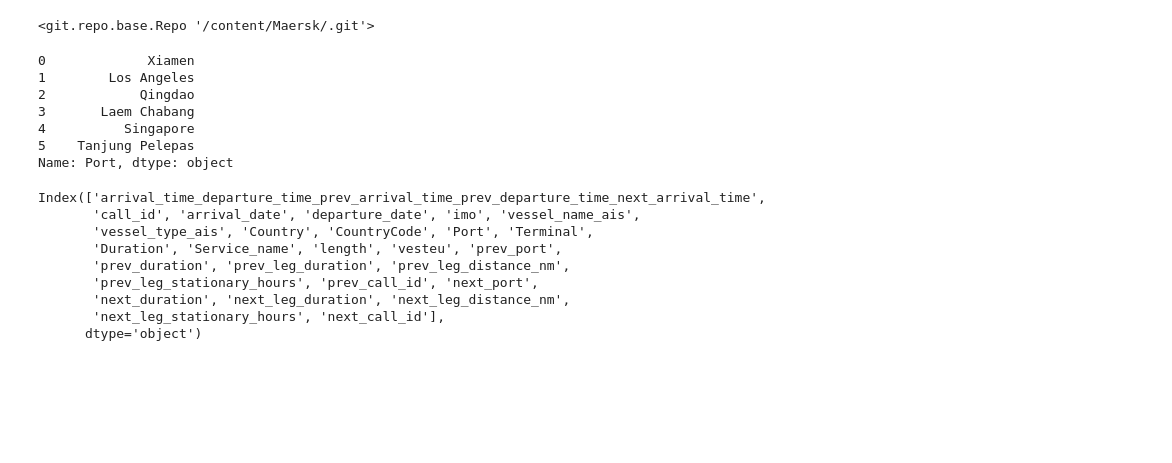
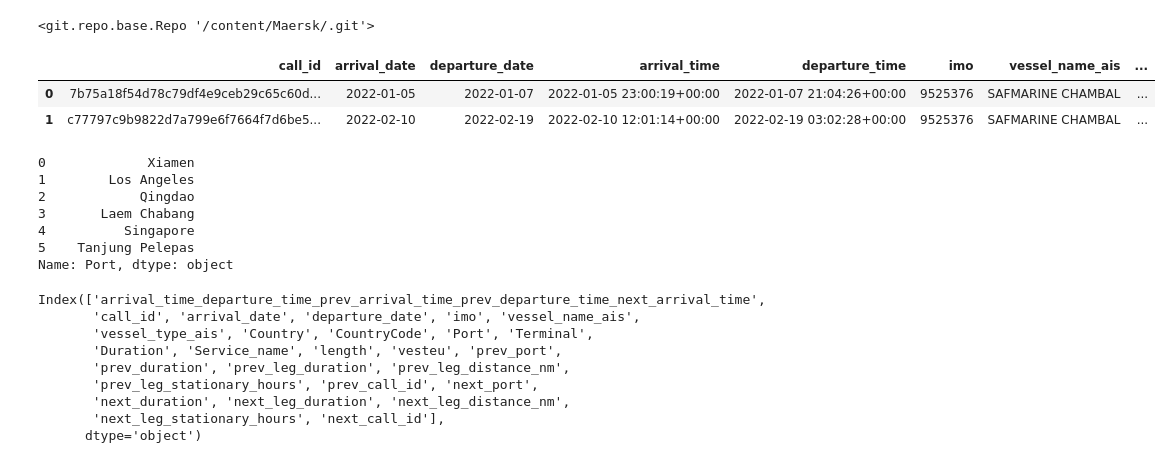
Before and after one commit to hargurjeet/Maersk, a Jupyter notebook: Solution_Notebook.ipynb, the cells around one changed output. Cells and saved outputs as stored; diff of their text form; code cells hidden in the pictures; blank space fills up the shorter version.

```diff
--- a/Solution_Notebook.ipynb
+++ b/Solution_Notebook.ipynb
@@ -18,12 +18,20 @@ Repo.clone_from(repo_url, repo_dir)
 # %%
 ## Acessing the vessel data
 file_path  = "/content/Maersk/Vessel_journey_data.csv"
 date_cols = ['arrival_date', 'departure_date',
              'arrival_time', 'departure_time', 'prev_arrival_time', 'prev_departure_time', 'next_arrival_time']
+dtypes = {
+    'imo' : 'object',
+}
 
-vessel_data = pd.read_csv(file_path, parse_dates=date_cols)
+vessel_data = pd.read_csv(file_path, parse_dates=date_cols,dtype = dtypes)
 
+pd.set_option('display.max_columns', None)
 vessel_data.head(2)
+# %% [output]
+|  | call_id | arrival_date | departure_date | arrival_time | departure_time | imo | vessel_name_ais | ... |
+| 0 | 7b75a18f54d78c79df4e9ceb29c65c60d... | 2022-01-05 | 2022-01-07 | 2022-01-05 23:00:19+00:00 | 2022-01-07 21:04:26+00:00 | 9525376 | SAFMARINE CHAMBAL | ... |
+| 1 | c77797c9b9822d7a799e6f7664f7d6be5... | 2022-02-10 | 2022-02-19 | 2022-02-10 12:01:14+00:00 | 2022-02-19 03:02:28+00:00 | 9525376 | SAFMARINE CHAMBAL | ... |
 # %%
 vessel_data.Port.head(6)
 # %% [output]
```
Also changed, not shown: parts of 13 cells of this notebook.
